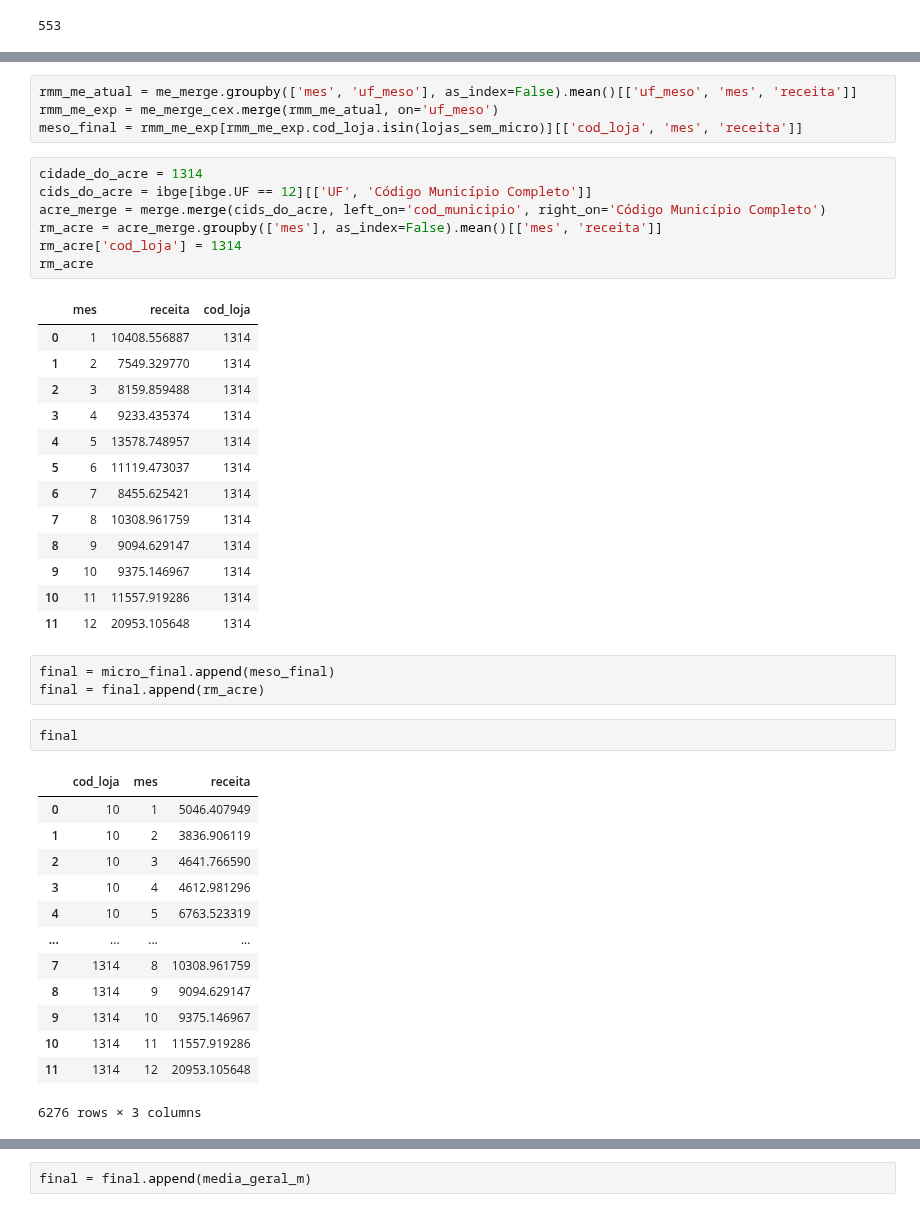
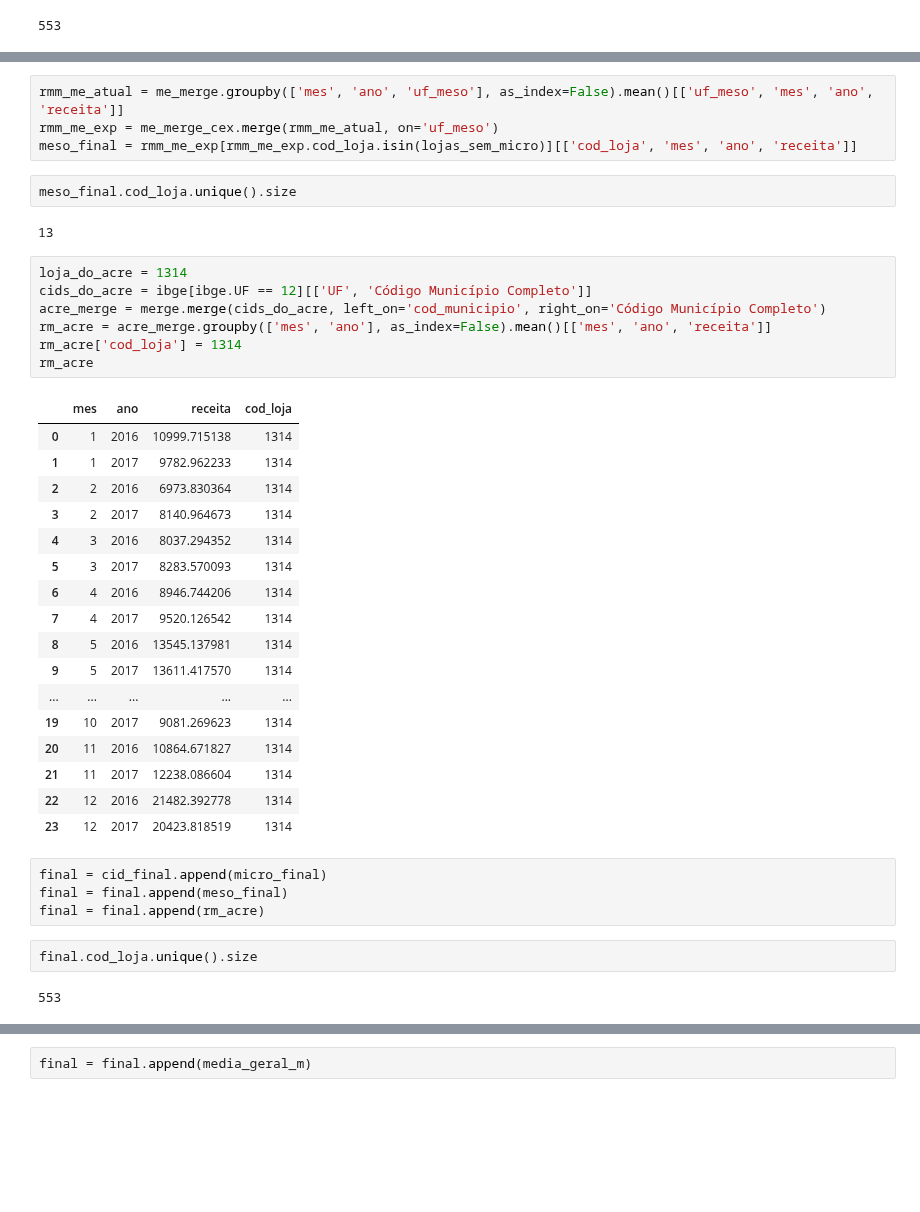
Before and after one commit to BeeData-USP/usp-vs-ufmg, a Jupyter notebook: ikeda/eda_expansao.ipynb, the cells around one changed output, grey strips where cells are left out. Cells and saved outputs as stored; diff of their text form; blank space fills up the shorter version.

Commit message:
atualiza csv com recs imputadas e notebooks

```diff
--- a/ikeda/eda_expansao.ipynb
+++ b/ikeda/eda_expansao.ipynb
@@ -324,45 +420,42 @@ lojas_sem_micro
 # %%
-rmm_me_atual = me_merge.groupby(['mes', 'uf_meso'], as_index=False).mean()[['uf_meso', 'mes', 'receita']]
+rmm_me_atual = me_merge.groupby(['mes', 'ano', 'uf_meso'], as_index=False).mean()[['uf_meso', 'mes', 'ano', 'receita']]
 rmm_me_exp = me_merge_cex.merge(rmm_me_atual, on='uf_meso')
-meso_final = rmm_me_exp[rmm_me_exp.cod_loja.isin(lojas_sem_micro)][['cod_loja', 'mes', 'receita']]
+meso_final = rmm_me_exp[rmm_me_exp.cod_loja.isin(lojas_sem_micro)][['cod_loja', 'mes', 'ano', 'receita']]
+# %%
+meso_final.cod_loja.unique().size
+# %% [output]
+13
 # %%
-cidade_do_acre = 1314
+loja_do_acre = 1314
 cids_do_acre = ibge[ibge.UF == 12][['UF', 'Código Município Completo']]
 acre_merge = merge.merge(cids_do_acre, left_on='cod_municipio', right_on='Código Município Completo')
-rm_acre = acre_merge.groupby(['mes'], as_index=False).mean()[['mes', 'receita']]
+rm_acre = acre_merge.groupby(['mes', 'ano'], as_index=False).mean()[['mes', 'ano', 'receita']]
 rm_acre['cod_loja'] = 1314
 rm_acre
 # %% [output]
-|  | mes | receita | cod_loja |
-| 0 | 1 | 10408.556887 | 1314 |
-| 1 | 2 | 7549.329770 | 1314 |
-| 2 | 3 | 8159.859488 | 1314 |
-| 3 | 4 | 9233.435374 | 1314 |
-| 4 | 5 | 13578.748957 | 1314 |
-| 5 | 6 | 11119.473037 | 1314 |
-| 6 | 7 | 8455.625421 | 1314 |
-| 7 | 8 | 10308.961759 | 1314 |
-| 8 | 9 | 9094.629147 | 1314 |
-| 9 | 10 | 9375.146967 | 1314 |
-| 10 | 11 | 11557.919286 | 1314 |
-| 11 | 12 | 20953.105648 | 1314 |
+|  | mes | ano | receita | cod_loja |
+| 0 | 1 | 2016 | 10999.715138 | 1314 |
+| 1 | 1 | 2017 | 9782.962233 | 1314 |
+| 2 | 2 | 2016 | 6973.830364 | 1314 |
+| 3 | 2 | 2017 | 8140.964673 | 1314 |
+| 4 | 3 | 2016 | 8037.294352 | 1314 |
+| 5 | 3 | 2017 | 8283.570093 | 1314 |
+| 6 | 4 | 2016 | 8946.744206 | 1314 |
+| 7 | 4 | 2017 | 9520.126542 | 1314 |
+| 8 | 5 | 2016 | 13545.137981 | 1314 |
+| 9 | 5 | 2017 | 13611.417570 | 1314 |
+| ... | ... | ... | ... | ... |
+| 19 | 10 | 2017 | 9081.269623 | 1314 |
+| 20 | 11 | 2016 | 10864.671827 | 1314 |
+| 21 | 11 | 2017 | 12238.086604 | 1314 |
+| 22 | 12 | 2016 | 21482.392778 | 1314 |
+| 23 | 12 | 2017 | 20423.818519 | 1314 |
 # %%
-final = micro_final.append(meso_final)
+final = cid_final.append(micro_final)
+final = final.append(meso_final)
 final = final.append(rm_acre)
-# %%
-final
-# %% [output]
-|  | cod_loja | mes | receita |
-| 0 | 10 | 1 | 5046.407949 |
-| 1 | 10 | 2 | 3836.906119 |
-| 2 | 10 | 3 | 4641.766590 |
-| 3 | 10 | 4 | 4612.981296 |
-| 4 | 10 | 5 | 6763.523319 |
-| ... | ... | ... | ... |
-| 7 | 1314 | 8 | 10308.961759 |
-| 8 | 1314 | 9 | 9094.629147 |
-| 9 | 1314 | 10 | 9375.146967 |
-| 10 | 1314 | 11 | 11557.919286 |
-| 11 | 1314 | 12 | 20953.105648 |
-6276 rows × 3 columns
+# %%
+final.cod_loja.unique().size
+# %% [output]
+553
 # %%
```
Also changed, not shown: parts of 34 cells of this notebook, 2 other files.
